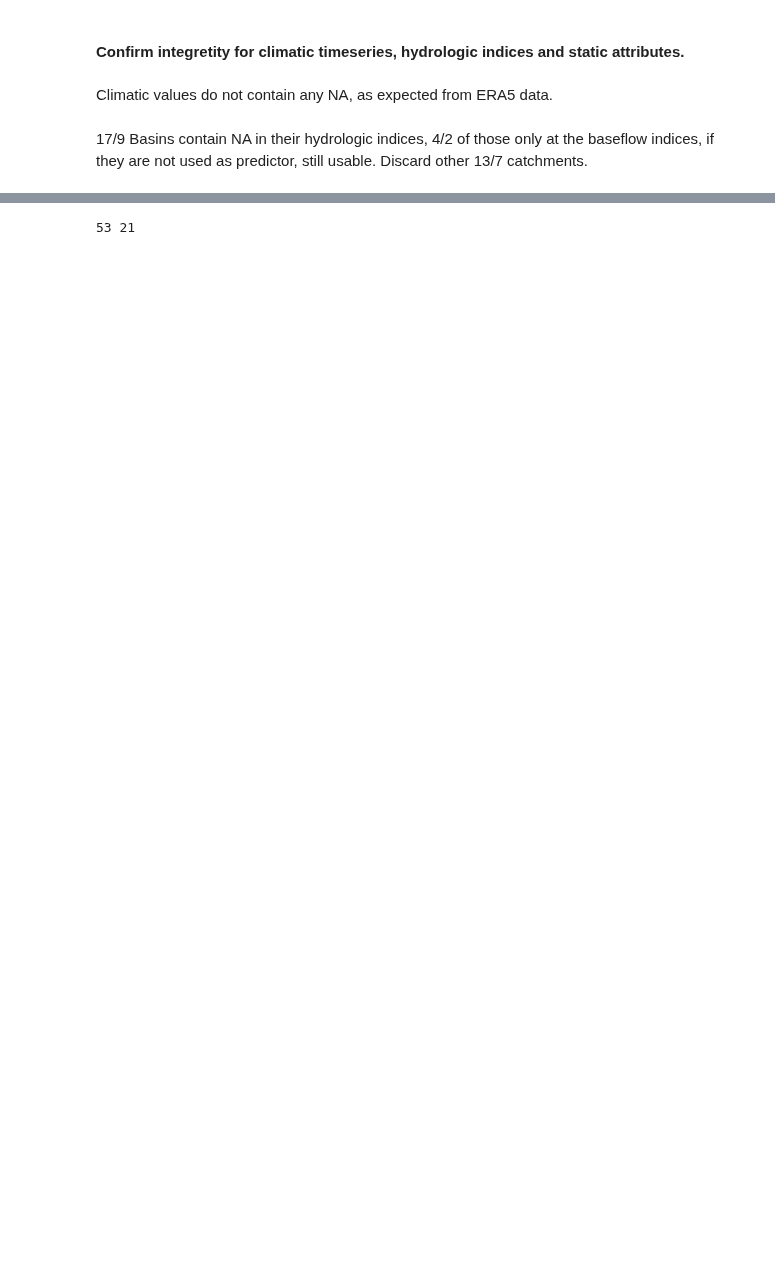
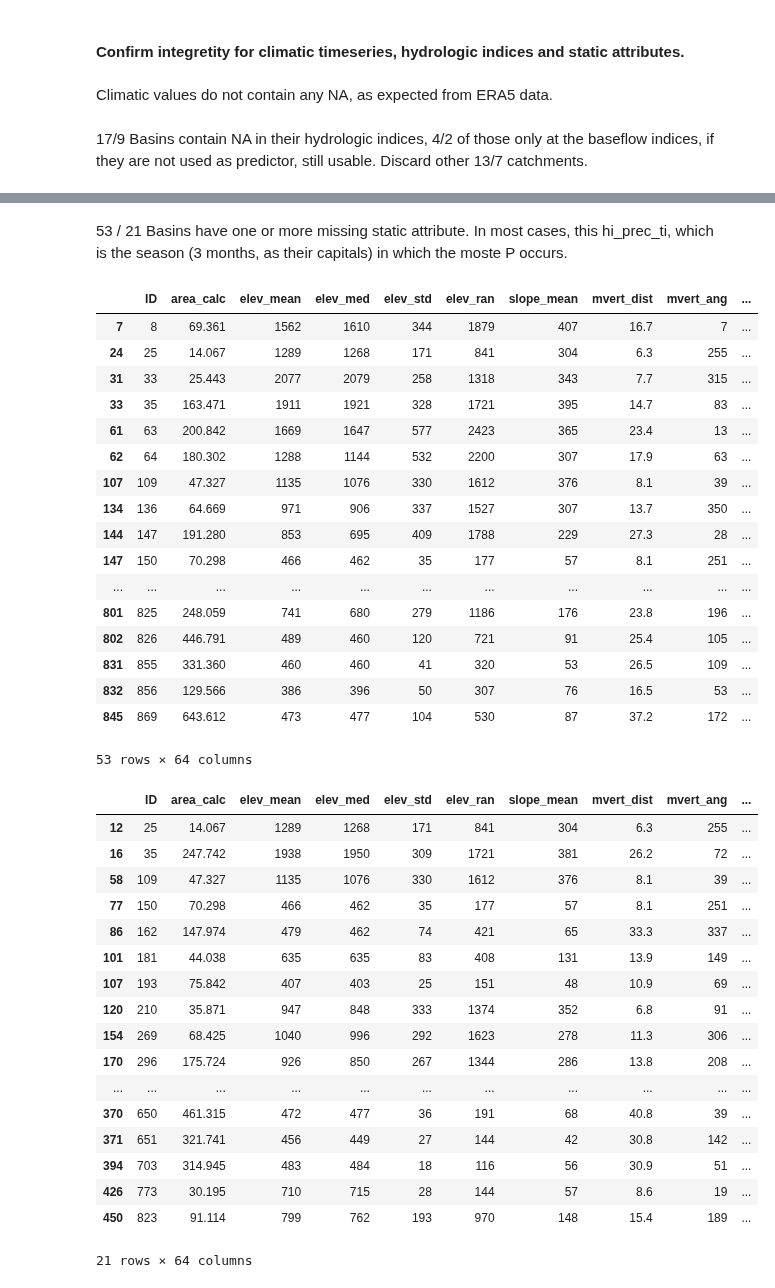
Before and after one commit to tripleUU-U/lamah-ce_lstm, a Jupyter notebook: eda/eda_raw_dataset.ipynb, the cells around one changed output, grey strips where cells are left out. Saved outputs shown, nothing was run; the diff lists cells and outputs as text; code cells hidden in the pictures; blank space fills up the shorter version.

```diff
--- a/eda/eda_raw_dataset.ipynb
+++ b/eda/eda_raw_dataset.ipynb
@@ -69,12 +81,49 @@ C_basins_with_NA = C_hydrologic_signatures[C_hydrologic_signatures.isna().any(ax
+# %% [markdown]
+53 / 21 Basins have one or more missing static attribute. In most cases, this hi_prec_ti, which is the season (3 months, as their capitals) in which the moste P occurs.
 # %%
 B_static_attributes_path = lamah_ce_path / "B_basins_intermediate_all/1_attributes/Catchment_attributes.csv"
 B_static_attributes = pd.read_table(B_static_attributes_path, header=0, sep=";")
 B_basins_NA_attr =  B_static_attributes[B_static_attributes.isna().any(axis=1)]
 
 C_static_attributes_path = lamah_ce_path / "C_basins_intermediate_lowimp/1_attributes/Catchment_attributes.csv"
 C_static_attributes = pd.read_table(C_static_attributes_path, header=0, sep=";")
 C_basins_NA_attr = C_static_attributes[C_static_attributes.isna().any(axis=1)]
+
+display(B_basins_NA_attr, C_basins_NA_attr)
+# %% [output]
+|  | ID | area_calc | elev_mean | elev_med | elev_std | elev_ran | slope_mean | mvert_dist | mvert_ang | ... |
+| 7 | 8 | 69.361 | 1562 | 1610 | 344 | 1879 | 407 | 16.7 | 7 | ... |
+| 24 | 25 | 14.067 | 1289 | 1268 | 171 | 841 | 304 | 6.3 | 255 | ... |
+| 31 | 33 | 25.443 | 2077 | 2079 | 258 | 1318 | 343 | 7.7 | 315 | ... |
+| 33 | 35 | 163.471 | 1911 | 1921 | 328 | 1721 | 395 | 14.7 | 83 | ... |
+| 61 | 63 | 200.842 | 1669 | 1647 | 577 | 2423 | 365 | 23.4 | 13 | ... |
+| 62 | 64 | 180.302 | 1288 | 1144 | 532 | 2200 | 307 | 17.9 | 63 | ... |
+| 107 | 109 | 47.327 | 1135 | 1076 | 330 | 1612 | 376 | 8.1 | 39 | ... |
+| 134 | 136 | 64.669 | 971 | 906 | 337 | 1527 | 307 | 13.7 | 350 | ... |
+| 144 | 147 | 191.280 | 853 | 695 | 409 | 1788 | 229 | 27.3 | 28 | ... |
+| 147 | 150 | 70.298 | 466 | 462 | 35 | 177 | 57 | 8.1 | 251 | ... |
+| ... | ... | ... | ... | ... | ... | ... | ... | ... | ... | ... |
+| 801 | 825 | 248.059 | 741 | 680 | 279 | 1186 | 176 | 23.8 | 196 | ... |
+| 802 | 826 | 446.791 | 489 | 460 | 120 | 721 | 91 | 25.4 | 105 | ... |
+| 831 | 855 | 331.360 | 460 | 460 | 41 | 320 | 53 | 26.5 | 109 | ... |
+| 832 | 856 | 129.566 | 386 | 396 | 50 | 307 | 76 | 16.5 | 53 | ... |
+| 845 | 869 | 643.612 | 473 | 477 | 104 | 530 | 87 | 37.2 | 172 | ... |
+53 rows × 64 columns
+|  | ID | area_calc | elev_mean | elev_med | elev_std | elev_ran | slope_mean | mvert_dist | mvert_ang | ... |
+| 12 | 25 | 14.067 | 1289 | 1268 | 171 | 841 | 304 | 6.3 | 255 | ... |
+| 16 | 35 | 247.742 | 1938 | 1950 | 309 | 1721 | 381 | 26.2 | 72 | ... |
+| 58 | 109 | 47.327 | 1135 | 1076 | 330 | 1612 | 376 | 8.1 | 39 | ... |
+| 77 | 150 | 70.298 | 466 | 462 | 35 | 177 | 57 | 8.1 | 251 | ... |
+| 86 | 162 | 147.974 | 479 | 462 | 74 | 421 | 65 | 33.3 | 337 | ... |
+| 101 | 181 | 44.038 | 635 | 635 | 83 | 408 | 131 | 13.9 | 149 | ... |
+| 107 | 193 | 75.842 | 407 | 403 | 25 | 151 | 48 | 10.9 | 69 | ... |
+| 120 | 210 | 35.871 | 947 | 848 | 333 | 1374 | 352 | 6.8 | 91 | ... |
+| 154 | 269 | 68.425 | 1040 | 996 | 292 | 1623 | 278 | 11.3 | 306 | ... |
+| 170 | 296 | 175.724 | 926 | 850 | 267 | 1344 | 286 | 13.8 | 208 | ... |
+| ... | ... | ... | ... | ... | ... | ... | ... | ... | ... | ... |
+| 370 | 650 | 461.315 | 472 | 477 | 36 | 191 | 68 | 40.8 | 39 | ... |
+| 371 | 651 | 321.741 | 456 | 449 | 27 | 144 | 42 | 30.8 | 142 | ... |
+| 394 | 703 | 314.945 | 483 | 484 | 18 | 116 | 56 | 30.9 | 51 | ... |
+| 426 | 773 | 30.195 | 710 | 715 | 28 | 144 | 57 | 8.6 | 19 | ... |
+| 450 | 823 | 91.114 | 799 | 762 | 193 | 970 | 148 | 15.4 | 189 | ... |
+21 rows × 64 columns
-# %%
-print(len(B_basins_NA_attr), len(C_basins_NA_attr))
-# %% [output]
-53 21
```
Also changed, not shown: parts of 11 cells of this notebook.
